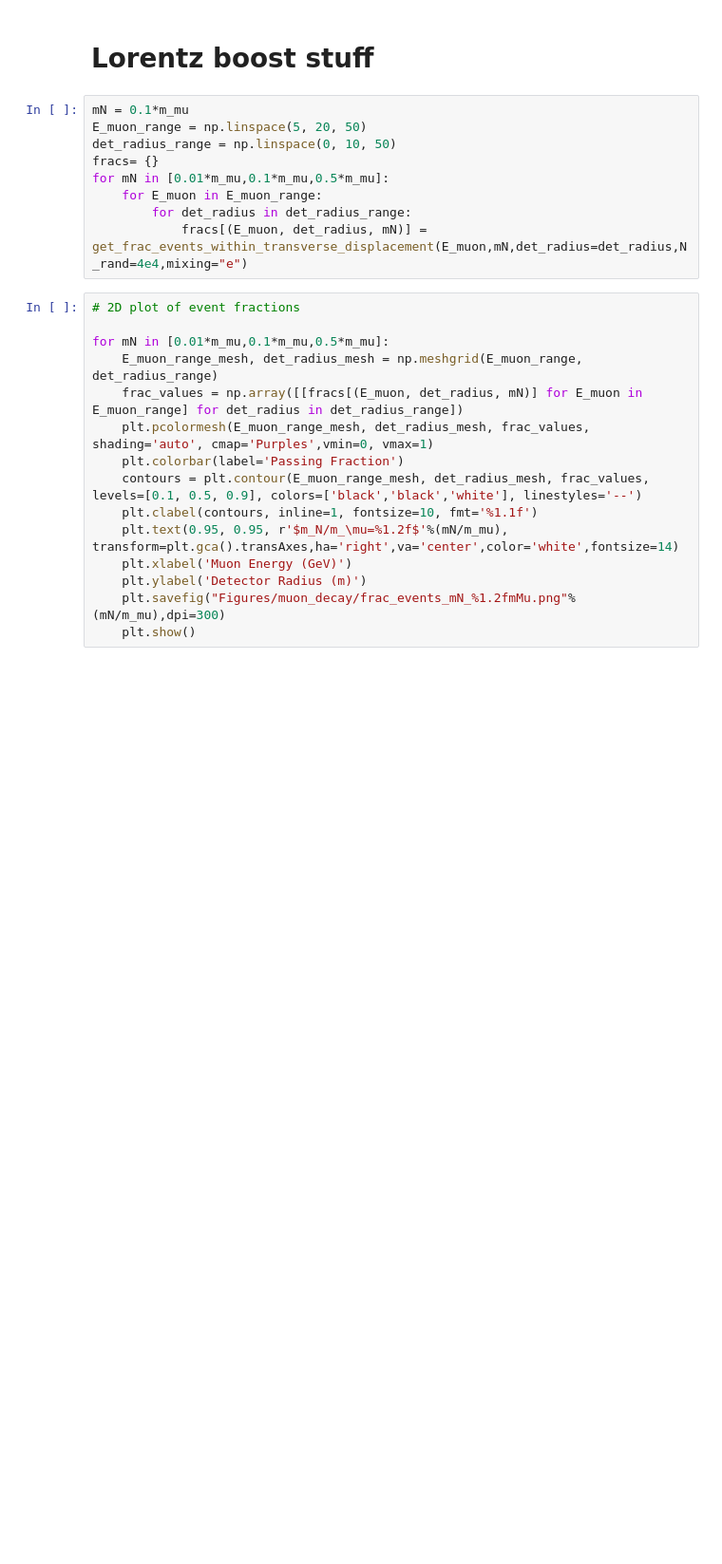
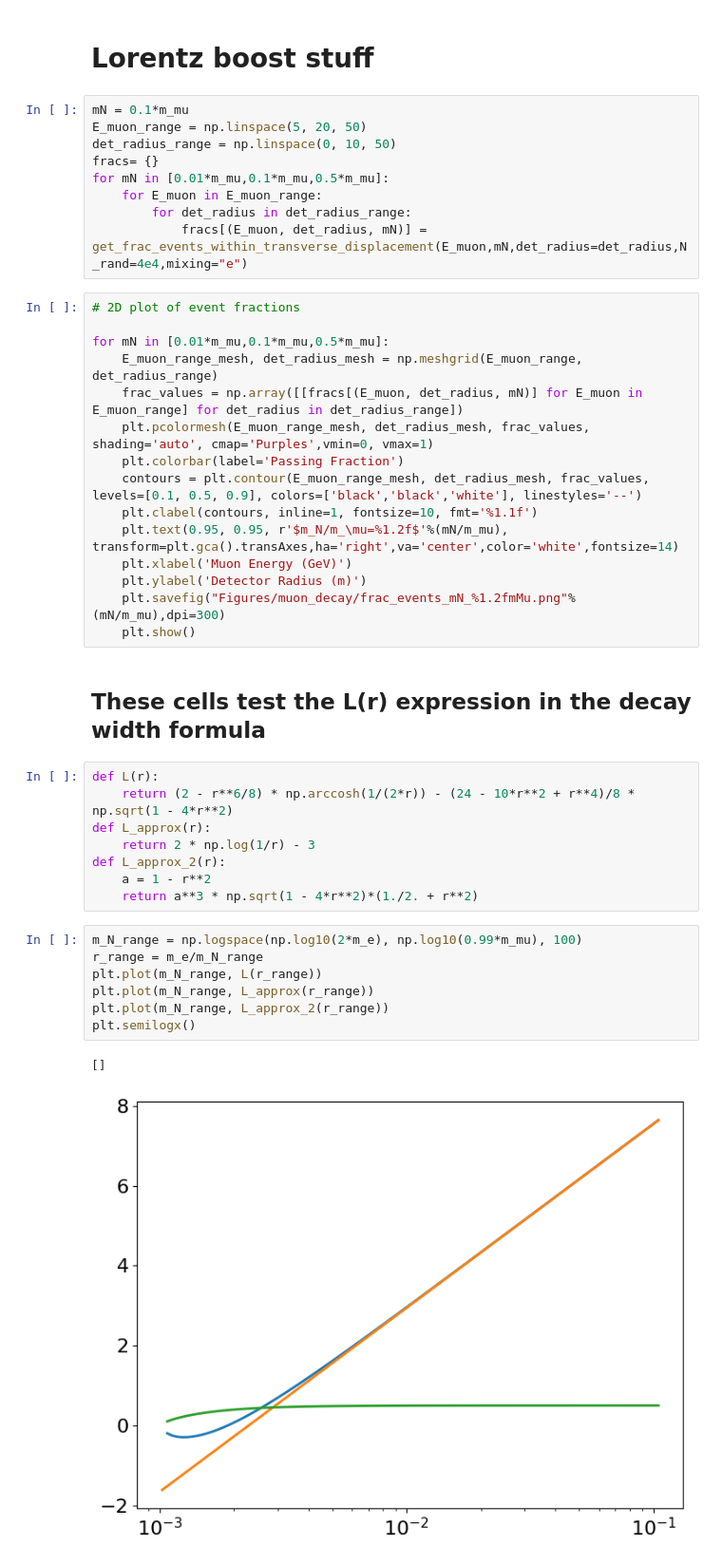
Before and after one commit to nickkamp1/NeutrinoFactoryHNL, a Jupyter notebook: DecayProduction.ipynb, the cells around one changed output. Shown at 95% size. Drawn from its saved outputs; the diff is of its cells as text; blank space fills up the shorter version.

```diff
--- a/DecayProduction.ipynb
+++ b/DecayProduction.ipynb
@@ -195,3 +229,23 @@ for mN in [0.01*m_mu,0.1*m_mu,0.5*m_mu]:
     plt.ylabel('Detector Radius (m)')
     plt.savefig("Figures/muon_decay/frac_events_mN_%1.2fmMu.png"%(mN/m_mu),dpi=300)
     plt.show()
+# %% [markdown]
+## These cells test the L(r) expression in the decay width formula
+# %%
+def L(r):
+    return (2 - r**6/8) * np.arccosh(1/(2*r)) - (24 - 10*r**2 + r**4)/8 * np.sqrt(1 - 4*r**2)
+def L_approx(r):
+    return 2 * np.log(1/r) - 3
+def L_approx_2(r):
+    a = 1 - r**2
+    return a**3 * np.sqrt(1 - 4*r**2)*(1./2. + r**2)
+# %%
+m_N_range = np.logspace(np.log10(2*m_e), np.log10(0.99*m_mu), 100)
+r_range = m_e/m_N_range
+plt.plot(m_N_range, L(r_range))
+plt.plot(m_N_range, L_approx(r_range))
+plt.plot(m_N_range, L_approx_2(r_range))
+plt.semilogx()
+# %% [output]
+[]
+[figure, added]
```
Also changed, not shown: parts of 7 cells of this notebook, 18 other files.
